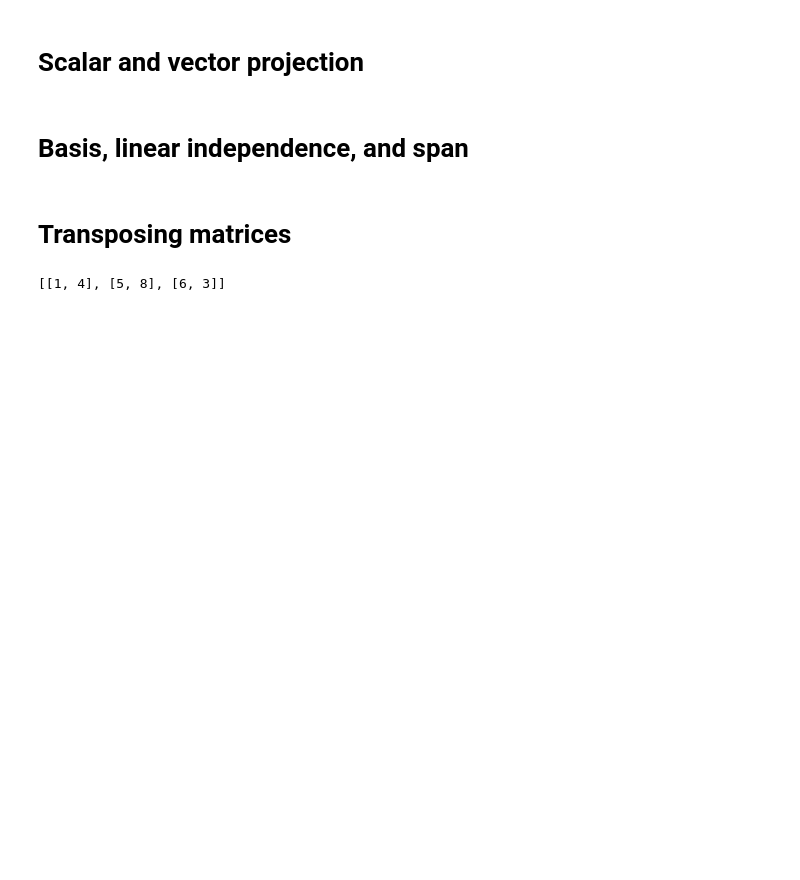
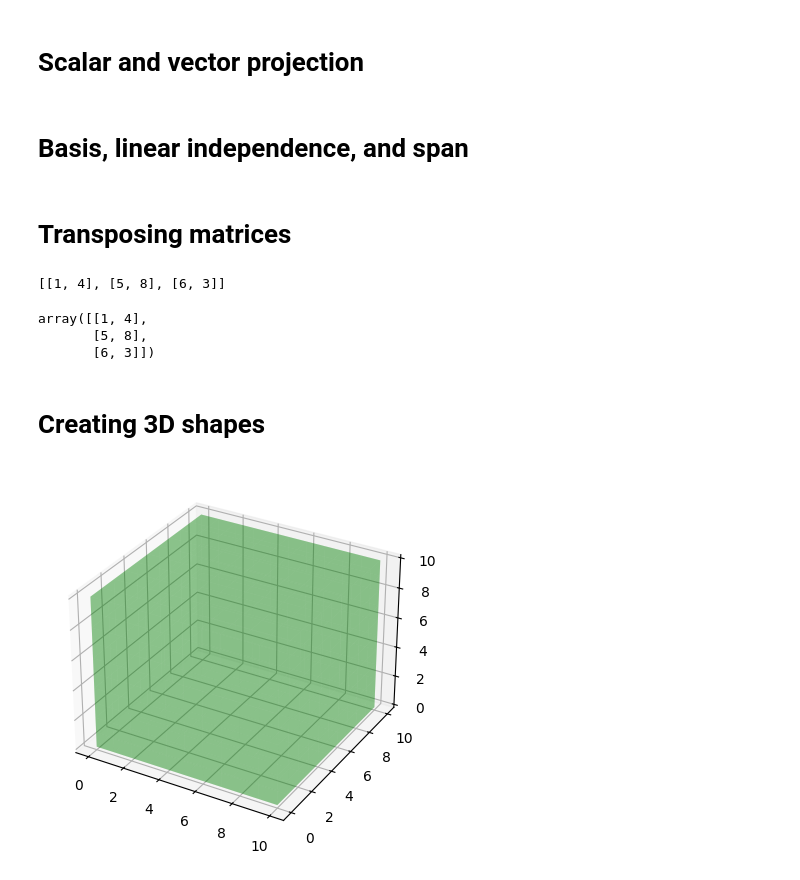
Before and after one commit to x-neon-nexus-o/Python, a Jupyter notebook: Programming Foundations Numerical Mathematics and Calculations/.Programming Foundations Numerical Mathematics and Calculations.ipynb, the cells around one changed output. Saved outputs shown, nothing was run; the diff lists cells and outputs as text; code cells hidden in the pictures; blank space fills up the shorter version.

```diff
--- a/Programming Foundations Numerical Mathematics and Calculations/.Programming Foundations Numerical Mathematics and Calculations.ipynb
+++ b/Programming Foundations Numerical Mathematics and Calculations/.Programming Foundations Numerical Mathematics and Calculations.ipynb
@@ -189,3 +190,11 @@ a=[[1,5,6],[4,8,3]]
 transpose(a)
 # %% [output]
 [[1, 4], [5, 8], [6, 3]]
+# %%
+np.array(a).transpose()
+# %% [output]
+array([[1, 4],
+       [5, 8],
+       [6, 3]])
+# %% [markdown]
+# Creating 3D shapes
@@ -191,0 +204,9 @@ transpose(a)
+# %%
+axes=[10,10,10]
+data=np.ones(axes)
+cube=plt.figure()
+ax=cube.add_subplot(projection='3d')
+ax.voxels(data,facecolor="green",alpha=0.25)
+plt.show()
+# %% [output]
+[figure, added]
```
Also changed, not shown: parts of 2 cells of this notebook.
